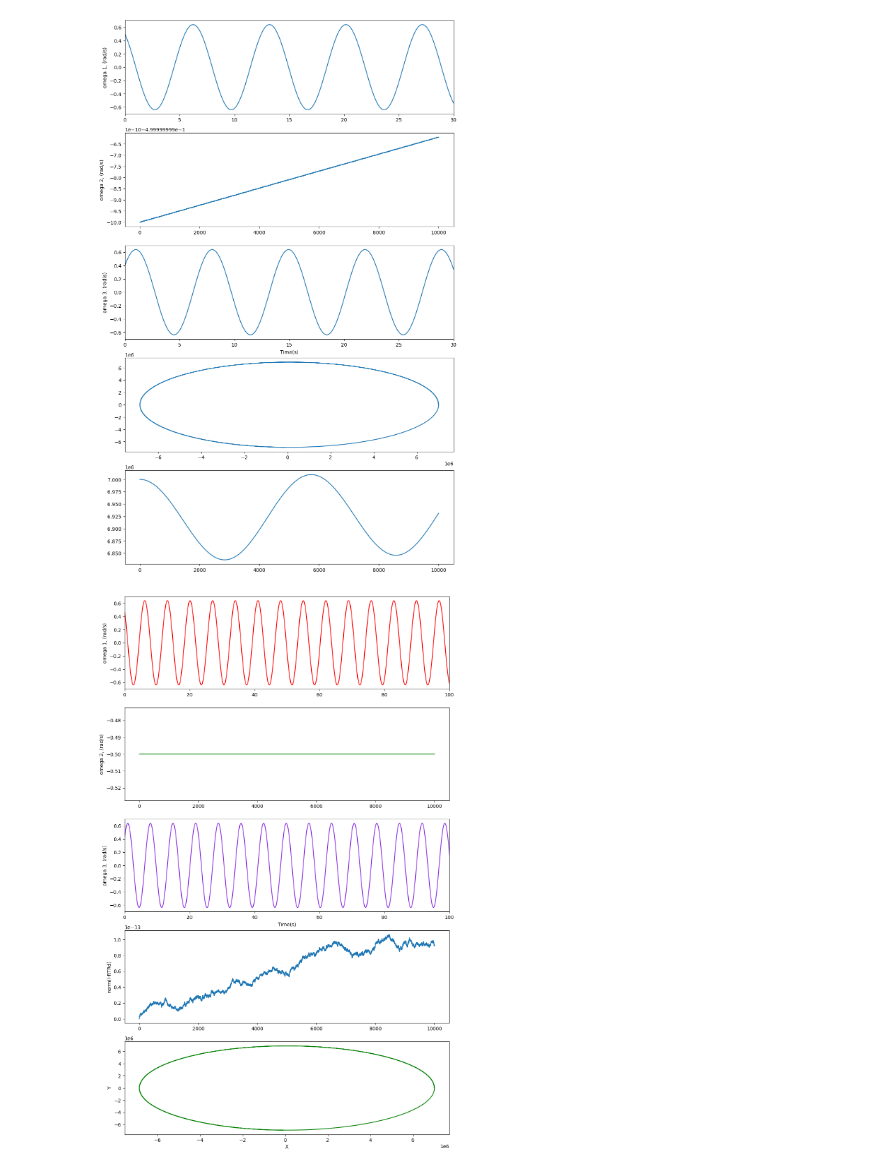
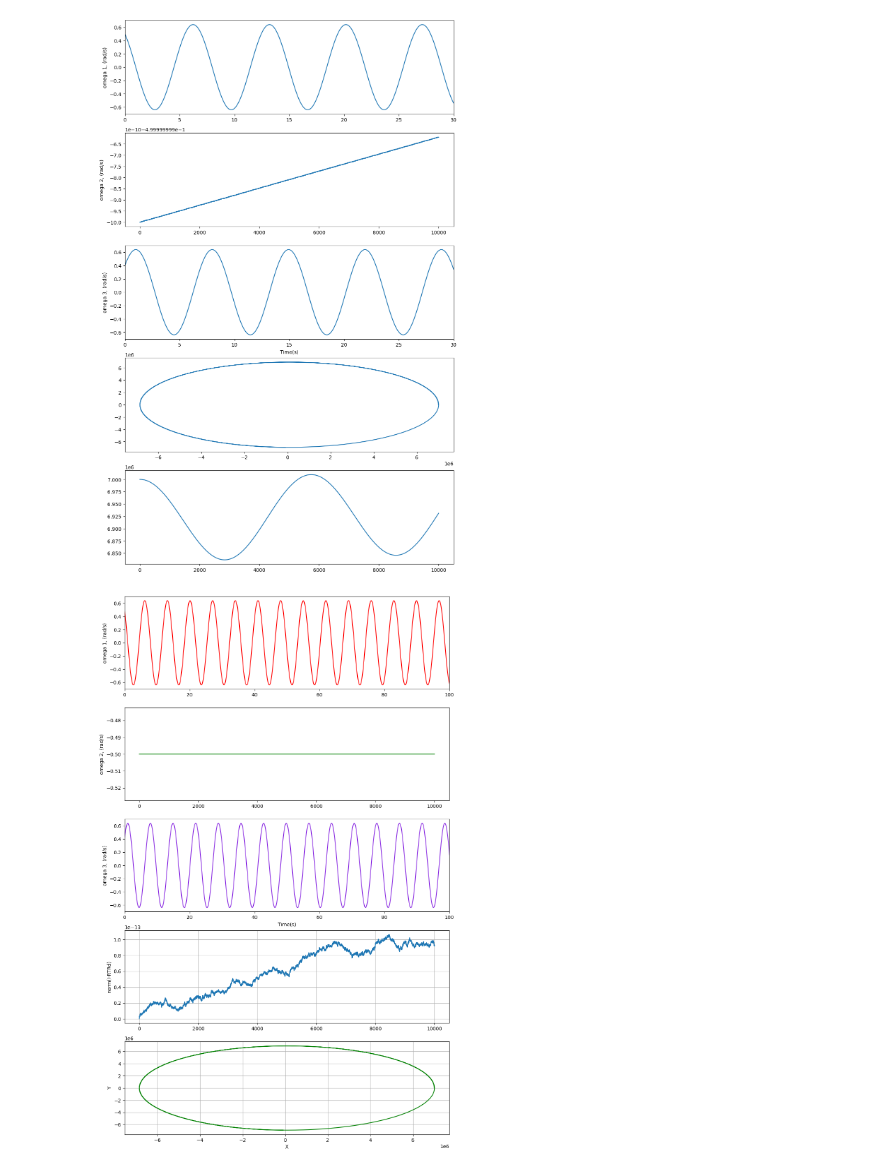
Before and after one commit to ynj66/lander-challenge-yhwang-code, a Jupyter notebook: src/Python Code/LGVI_SE3.ipynb, the cells around one changed output. Drawn from its saved outputs; the diff is of its cells as text; code cells hidden in the pictures.

```diff
--- a/src/Python Code/LGVI_SE3.ipynb
+++ b/src/Python Code/LGVI_SE3.ipynb
@@ -237,30 +237,32 @@ plt.show()
 # %%
 df = pd.read_csv("C:/CUED/IB Engineering/lander-challenge-yhwang-code/src/Cpp/SE3/lgvi_se3_out.csv")
 df.head()
 
 t = df['t']
 
 fig, axs = plt.subplots(5,1,figsize=(12,20))
 
 axs[0].plot(t, df['omega_x'], color = 'red')
 axs[0].set_xlim(0,100)
 axs[0].set_ylabel( 'omega 1, (rad/s)')
 
 axs[1].plot(t, df['omega_y'], color = 'green')
 axs[1].set_ylabel( 'omega 2, (rad/s)')
 
 axs[2].plot(t, df['omega_z'], color = 'blueviolet')
 axs[2].set_xlabel('Time(s)')
 axs[2].set_xlim(0,100)
 axs[2].set_ylabel( 'omega 3, (rad/s)')
 
 axs[3].plot(t, df['SO3_err'])
 axs[3].set_ylabel('norm(I-RTRd)')
+axs[3].grid()
 
 axs[4].plot(df['x'], df['y'], color = 'green')
 axs[4].set_xlabel('X')
+axs[4].grid()
 axs[4].set_ylabel('Y')
 
 plt.show()
 # %% [output]
-[figure, old version]
+[figure, new version]
```
Also changed, not shown: 19 other files.
